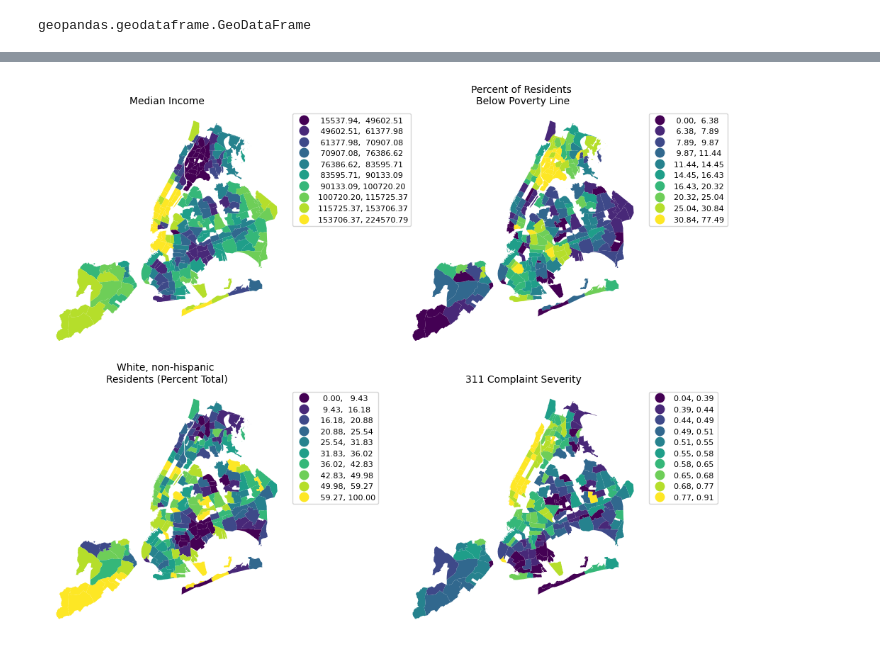
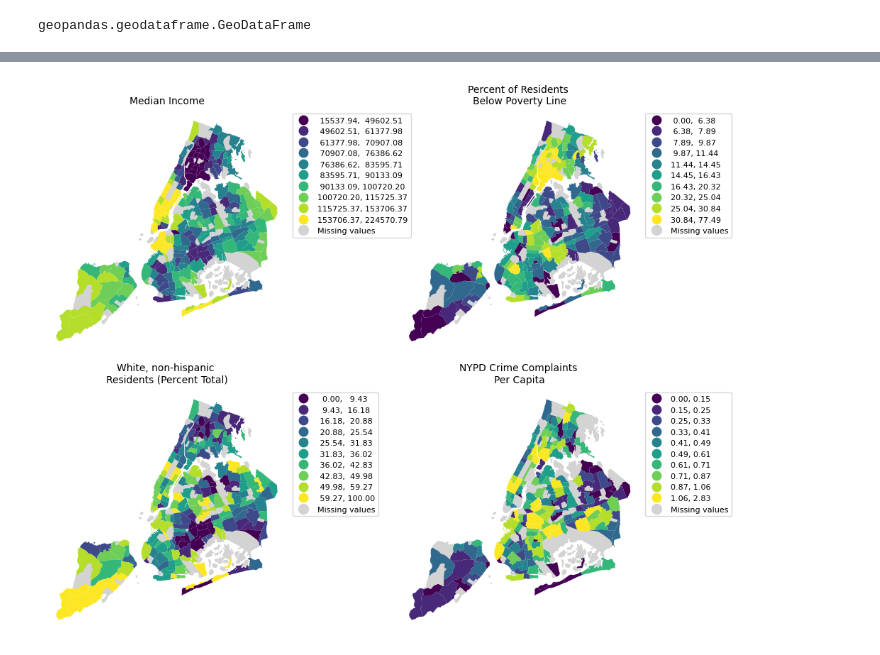
Before and after one commit to emj1020/311_sentiment_analysis, a Jupyter notebook: Scripts/descriptive_analysis.ipynb, the cells around one changed output, grey strips where cells are left out. Cells and saved outputs as stored; diff of their text form; code cells hidden in the pictures.

```diff
--- a/Scripts/descriptive_analysis.ipynb
+++ b/Scripts/descriptive_analysis.ipynb
@@ -34,3 +34,6 @@ comp_sev.head()
 | 2 | South Williamsburg | -0.376319 | 0.528155 |
 | 3 | East Williamsburg | -0.340401 | 0.617522 |
 | 4 | Brooklyn Heights | -0.320416 | 0.667245 |
+# %%
+nta_crime = pd.read_csv('../Data/NTA_Aggregated_Crime_Complaints2019.csv',index_col = 0)
+nta_crime.head()
@@ -110,7 +120,7 @@ print(len(nta_shp))
 # %% [output]
 262
 # %%
-nta_merge = nta_shp.merge(regressors,on = 'NTAName')
+nta_merge = nta_shp.merge(regressors,on = 'NTAName',how = 'left')
 nta_merge.head()
 # %% [output]
 |  | OBJECTID | BoroCode | BoroName | CountyFIPS | NTA2020 | NTAName | NTAAbbrev | NTAType | CDTA2020 | CDTAName | ... |
@@ -131,5 +141,5 @@ len(nta_merge)
 # %%
 #add complaint severity metric
-nta_merge = nta_merge.merge(comp_sev,on = 'NTAName')
+nta_merge = nta_merge.merge(comp_sev,on = 'NTAName',how = 'left')
 print(type(nta_merge),len(nta_merge))
 # %% [output]
@@ -136,0 +147,5 @@ print(type(nta_merge),len(nta_merge))
+# %%
+#add crime complaints metric
+nta_merge = nta_merge.merge(nta_crime,on = 'NTAName',how = 'left')
+nta_merge['crime_per_cap'] = nta_merge['Total_NYPD_Complaints'] / nta_merge['Population']
+print(type(nta_merge),len(nta_merge))
@@ -147,17 +164,21 @@ nta_merge.head()
 # %%
-cols = ['Weighted Median Income','Below Poverty Line %','White, not hispanic','norm_compound_score']
+cols = ['Weighted Median Income','Below Poverty Line %','White, not hispanic','crime_per_cap']
 titles = ['Median Income','Percent of Residents \nBelow Poverty Line',
-          'White, non-hispanic \nResidents (Percent Total)','311 Complaint Severity']
+          'White, non-hispanic \nResidents (Percent Total)','NYPD Crime Complaints \nPer Capita']
 fig, ax = plt.subplots(2,2,figsize = (10,8))
 ax = ax.flatten()
 for i,col in enumerate(cols):
-    nta_merge.plot(column = col,ax = ax[i],legend=True,k = 10, scheme = 'Quantiles'
+    nta_merge.plot(column = col,ax = ax[i],legend=True,k = 10, scheme = 'Quantiles',
+                   missing_kwds={"color": "lightgrey", ## what to do with missing values
+                                 "edgecolor": "lightgrey",
+                                 "hatch": "///",
+                                 "label": "Missing values",}
                   ,legend_kwds={'bbox_to_anchor': (1, 1),'loc': 'upper left','fontsize':8})
     ax[i].axis('off')
     ax[i].set_title(titles[i],fontsize = 10)
     i += 1
 fig.tight_layout()
 plt.savefig('../Outputs/regressors_compserv_spatial_graphs.png', bbox_inches='tight')
 plt.show()
 # %% [output]
-[figure, old version]
+[figure, new version]
```
Also changed, not shown: parts of 6 cells of this notebook, 6 other files.
